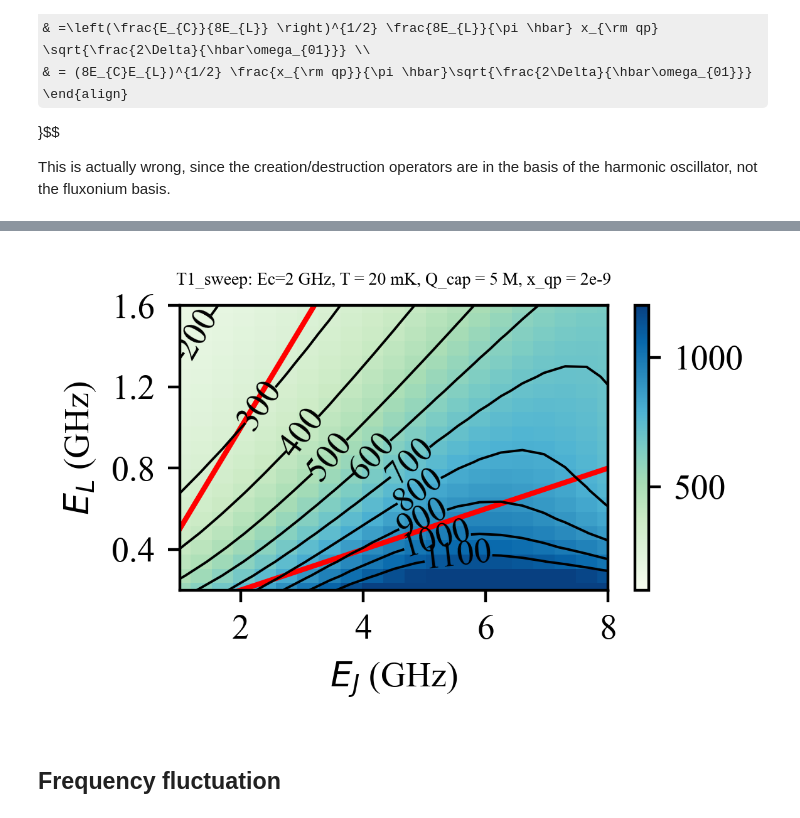
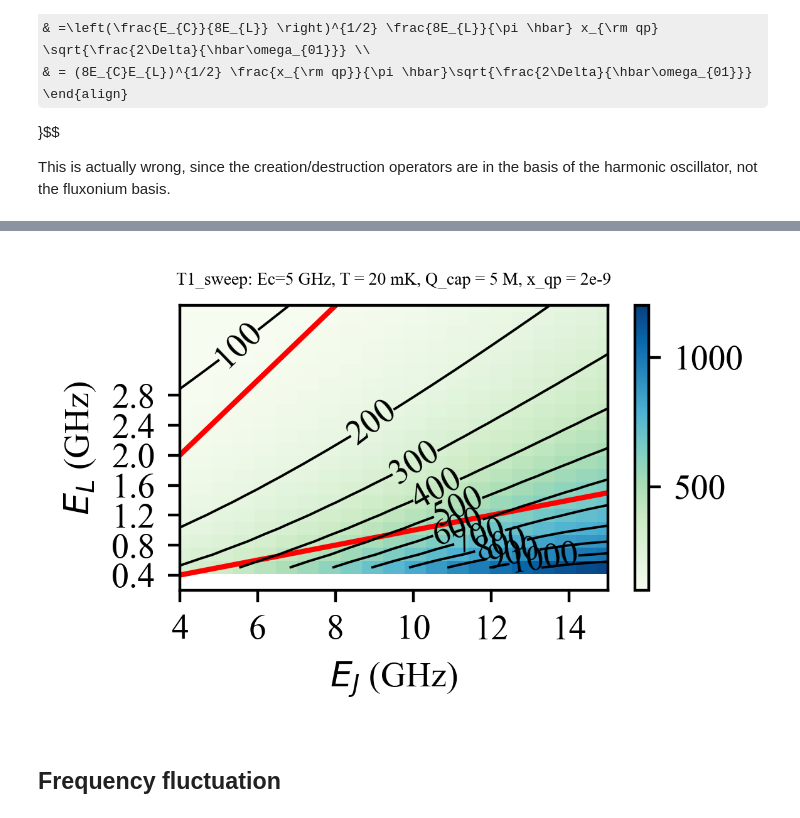
Before and after one commit to vincentliu66/Fluxonium_berkeley, a Jupyter notebook: Notebooks_Liu/0a.Fluxonium parameter sweep.ipynb, the cells around one changed output, grey strips where cells are left out. Cells and saved outputs as stored; diff of their text form; code cells hidden in the pictures; some formulas as TeX source.

```diff
--- a/Notebooks_Liu/0a.Fluxonium parameter sweep.ipynb
+++ b/Notebooks_Liu/0a.Fluxonium parameter sweep.ipynb
@@ -27,7 +29,7 @@ from scipy.constants import *
 ## Frequencies and matrix elements variation
 # %%
 N = 30 #number of levels
-E_C = 2 #Charging energy, GHz
+E_C = 5 #Charging energy, GHz
 level_num = 10
 phi_ext = 0.5
 
@@ -82,8 +84,8 @@ phi = 0.5
 # print (1/Q_cap)
 # print (1/Q_qp)
 # %%
-E_L_array = np.linspace(0.2,1.6,21)
-E_J_array = np.linspace(1,8,21)
+E_L_array = np.linspace(0.5,4,21)
+E_J_array = np.linspace(4,15,21)
 gamma = np.zeros((len(E_J_array), len(E_L_array), 4), dtype = complex)
 def gamma1(E_L, E_J):   # calculate the gamma1 based on EL, EJ values
     H = fluxonium.bare_hamiltonian(N, E_L, E_C, E_J, phi*2*np.pi) #Hamiltonian
@@ -232,0 +194,4 @@ I am here
+# %%
+expname = 'T1_sweep'
+file_fomrat = '.pdf'
+file_dir_name = get_file_dir_name(basepath, expname, file_fomrat)
@@ -233,34 +218,36 @@ I am here
 # %%
 from matplotlib import rcParams
 rcParams['font.family'] = 'serif'
 rcParams['font.serif'] = ['Times New Roman']
 # figname = expname
 # titlename = 'T1_sweep: Ec={E_c:.0f} GHz, T = {T_eff:.0f} mK, Q_cap = {Q_cap:.0f}, X_qp = {Q_qp:.0f}'.format(E_c=E_C, T_eff=20, Q_cap=Q_cap, X_qp=Q_qp)
 titlename = 'T1_sweep: Ec={E_c:.0f} GHz, T = {T_eff:.0f} mK, Q_cap = {Q_cap:.0f} M, x_qp = {X_qp:.0f}e-9'.format(E_c=E_C, T_eff=20, Q_cap=Q_cap/1e6, X_qp = 1e9/Q_qp)
 # print(figname)
 plt.figure(figsize=[3,2])
 plt.ylabel(r'$E_L$ (GHz)')
 plt.xlabel(r'$E_J$ (GHz)')
 X,Y = np.meshgrid(E_J_array, E_L_array)
 Z = (abs(gamma[:,:,0])+abs(gamma[:,:,2])).transpose()
 
 plt.plot(X[0], 0.1*X[0], 'r')
 plt.plot(X[0], 0.5*X[0], 'r')
-plt.xlim([1,8])
-plt.ylim([0.2,1.6])
+plt.xlim([4,15])
+plt.ylim([0.2,4])
 plt.pcolormesh(X,Y,(Z**-1)*1e6, cmap = 'GnBu', vmin = 1e2, vmax = 1.2e3)
 plt.colorbar()
 contours = plt.contour(X,Y,(Z**-1)*1e6, levels=np.arange(100, 1200, 100), colors = 'black', vmin = 1e2, vmax = 1e3,linewidths = 0.7, alpha = 1)
 plt.clabel(contours, inline=True, fontsize=10, fmt='%1.0f')
-plt.yticks([0.4, 0.8, 1.2, 1.6])
-plt.xticks([2,4,6,8])
+# plt.yticks([0.4, 0.8, 1.2, 1.6])
+plt.yticks(np.arange(0.4, 3, 0.4))
+# plt.xticks([2,4,6,8,10, 12, 14])
+plt.xticks(np.arange(4, 15, 2))
 plt.title(titlename, fontsize = 5)
 plt.tight_layout()
 
-if 0:
+if 1:
     plt.savefig(file_dir_name)
 # %% [output]
-[figure, old version]
+[figure, new version]
 # %% [markdown]
 ## Frequency fluctuation
 # %%
```
Also changed, not shown: parts of 12 cells of this notebook, 2 other files.
